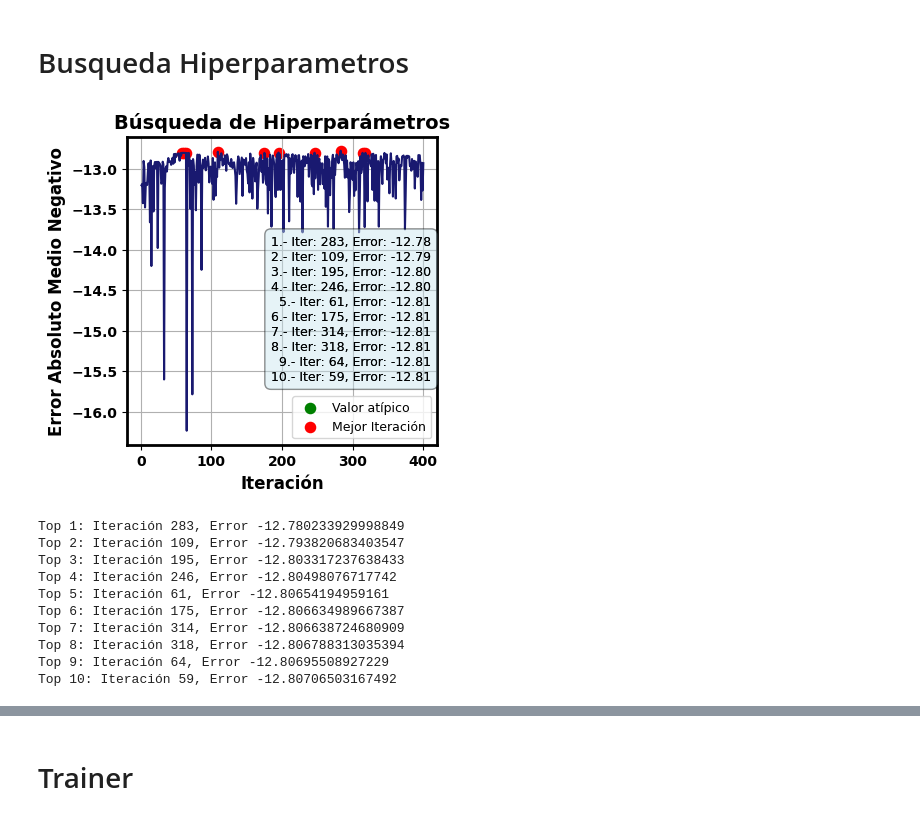
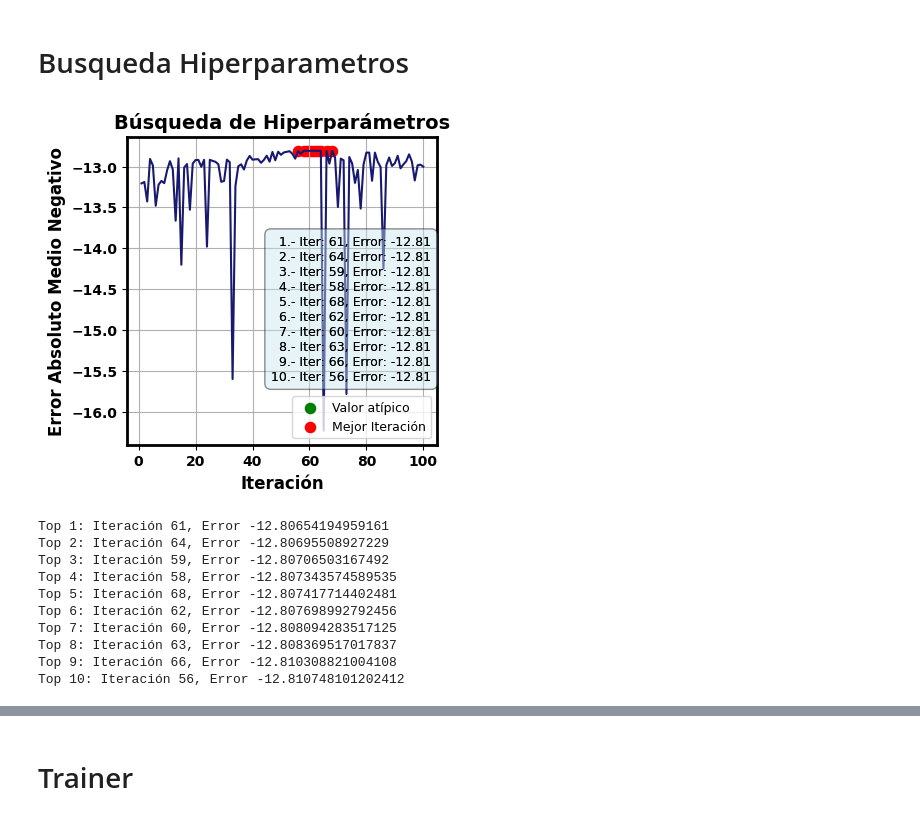
Before and after one commit to carrielfelipe/Brain_Age, a Jupyter notebook: XGBoost/XGBoost.ipynb, the cells around one changed output, grey strips where cells are left out. Saved outputs shown, nothing was run; the diff lists cells and outputs as text; code cells hidden in the pictures.

```diff
--- a/XGBoost/XGBoost.ipynb
+++ b/XGBoost/XGBoost.ipynb
@@ -27,10 +29,10 @@ class XGBoostRegressor(BaseRegressor):
         if params_space is None:
             self.params_space = {
                 'n_estimators': Integer(50, 5000),
-                'learning_rate': Real(0.01, 0.2, prior='log-uniform'),
+                'learning_rate': Real(0.0001, 0.2, prior='log-uniform'),
                 'max_depth': Integer(3, 10),
-                'subsample': Real(0.6, 1.0),
-                'colsample_bytree': Real(0.6, 1.0)
+                'subsample': Real(0.1, 1.0),
+                'colsample_bytree': Real(0.1, 1.0)
             }
 # %%
 import pandas as pd
@@ -63,8 +65,8 @@ opt_xgb, best_params_xgb = xgb_model.search_best_model(n_iter_=5, save_result=Fa
 #with open('C:/Users/felip/Documents/memoria_2/Brain_Age_/XGBoost/Modelos/opt_XGB_model_all_features.pickle', 'wb') as file:
         #pickle.dump(opt_xgb, file)
 # %%
-with open('C:/Users/felip/Documents/memoria_2/Brain_Age_/XGBoost/Modelos/opt_XGB_model_400iter.pickle', 'wb') as file:
-        pickle.dump(opt_xgb, file)
+#with open('C:/Users/felip/Documents/memoria_2/Brain_Age_/XGBoost/Modelos/opt_XGB_model_400iter.pickle', 'wb') as file:
+#        pickle.dump(opt_xgb, file)
 # %%
 with open(f'{path}Opt_Model/opt_XGB_model_400iter.pickle', 'rb') as file:
     opt_xgb= pickle.load(file)
@@ -72,17 +74,17 @@ with open(f'{path}Opt_Model/opt_XGB_model_400iter.pickle', 'rb') as file:
 resultados = xgb_model.opt_model.cv_results_
 xgb_model.guardar_resultados_busqueda(resultados=resultados)
 # %%
-xgb_model.plot_search_best_model(opt_xgb, save_fig=True, linewidth=1.5, color='midnightblue')
+xgb_model.plot_search_best_model(opt_xgb,  linewidth=1.5, color='midnightblue', num_max=100)
 # %% [output]
-[figure, old version]
+[figure, new version]
-Top 1: Iteración 283, Error -12.780233929998849
-Top 2: Iteración 109, Error -12.793820683403547
-Top 3: Iteración 195, Error -12.803317237638433
-Top 4: Iteración 246, Error -12.80498076717742
-Top 5: Iteración 61, Error -12.80654194959161
-Top 6: Iteración 175, Error -12.806634989667387
-Top 7: Iteración 314, Error -12.806638724680909
-Top 8: Iteración 318, Error -12.806788313035394
-Top 9: Iteración 64, Error -12.80695508927229
-Top 10: Iteración 59, Error -12.80706503167492
+Top 1: Iteración 61, Error -12.80654194959161
+Top 2: Iteración 64, Error -12.80695508927229
+Top 3: Iteración 59, Error -12.80706503167492
+Top 4: Iteración 58, Error -12.807343574589535
+Top 5: Iteración 68, Error -12.807417714402481
+Top 6: Iteración 62, Error -12.807698992792456
+Top 7: Iteración 60, Error -12.808094283517125
+Top 8: Iteración 63, Error -12.808369517017837
+Top 9: Iteración 66, Error -12.810308821004108
+Top 10: Iteración 56, Error -12.810748101202412
 # %%
```
Also changed, not shown: parts of 43 cells of this notebook, 18 other files.
